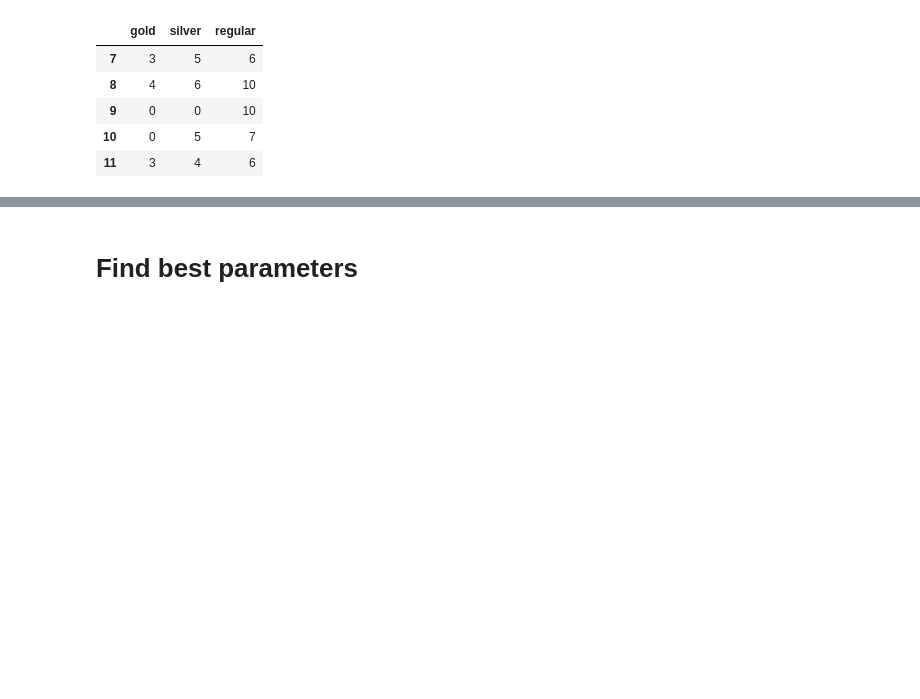
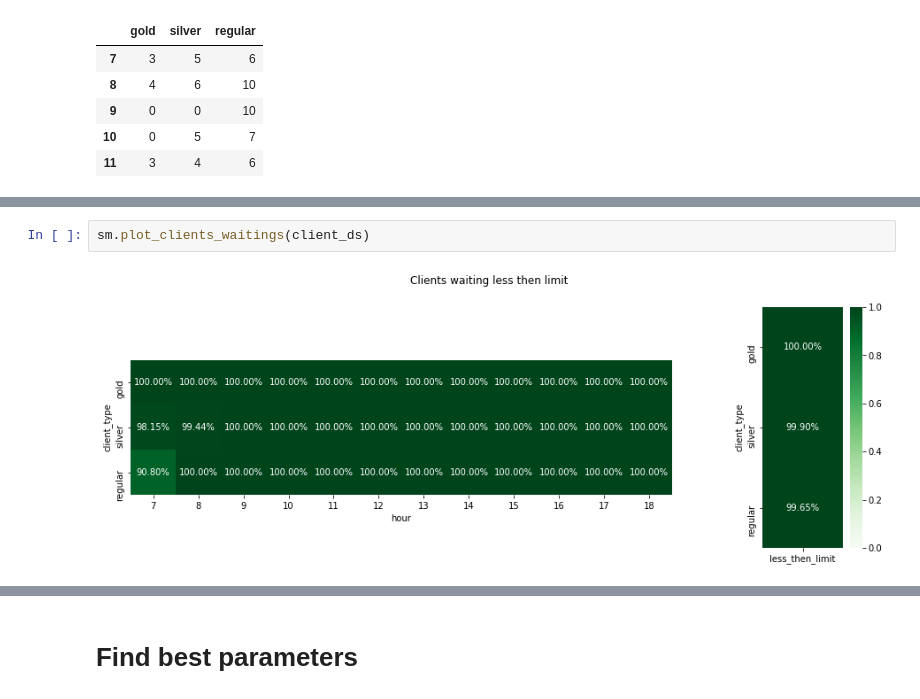
Before and after one commit to EgorDudyrev/SimMod_CourseWork, a Jupyter notebook: SimPy model.ipynb, the cells around one changed output, grey strips where cells are left out. Drawn from its saved outputs; the diff is of its cells as text; blank space fills up the shorter version.

```diff
--- a/SimPy model.ipynb
+++ b/SimPy model.ipynb
@@ -616,0 +63,4 @@ plot_clients_success(client_ds)
+# %%
+sm.plot_clients_waitings(client_ds)
+# %% [output]
+[figure, added]
```
Also changed, not shown: parts of 36 cells of this notebook, 4 other files.
